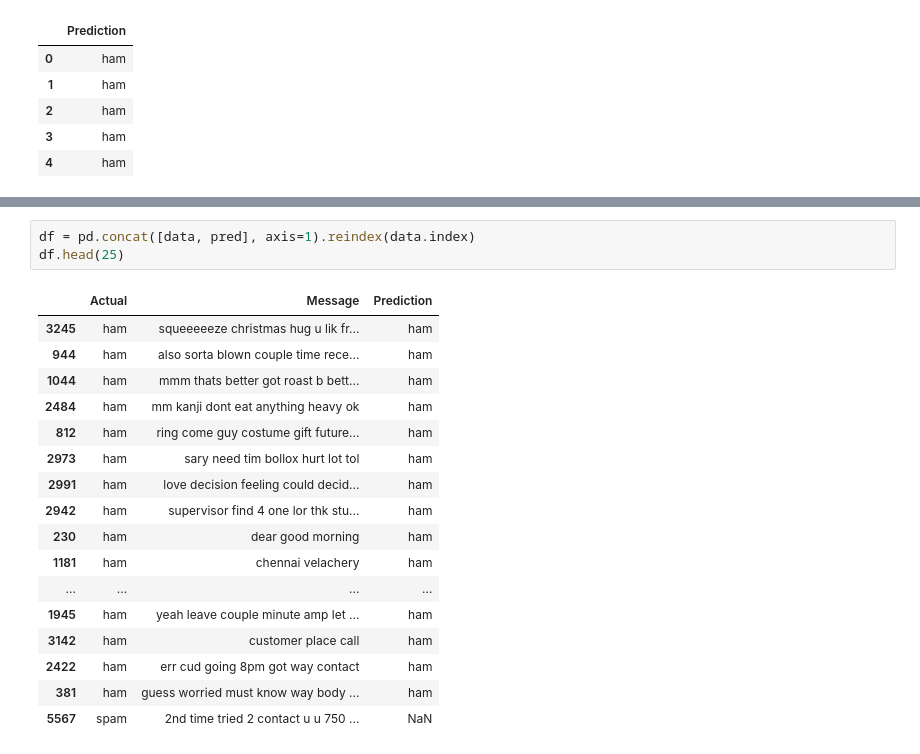
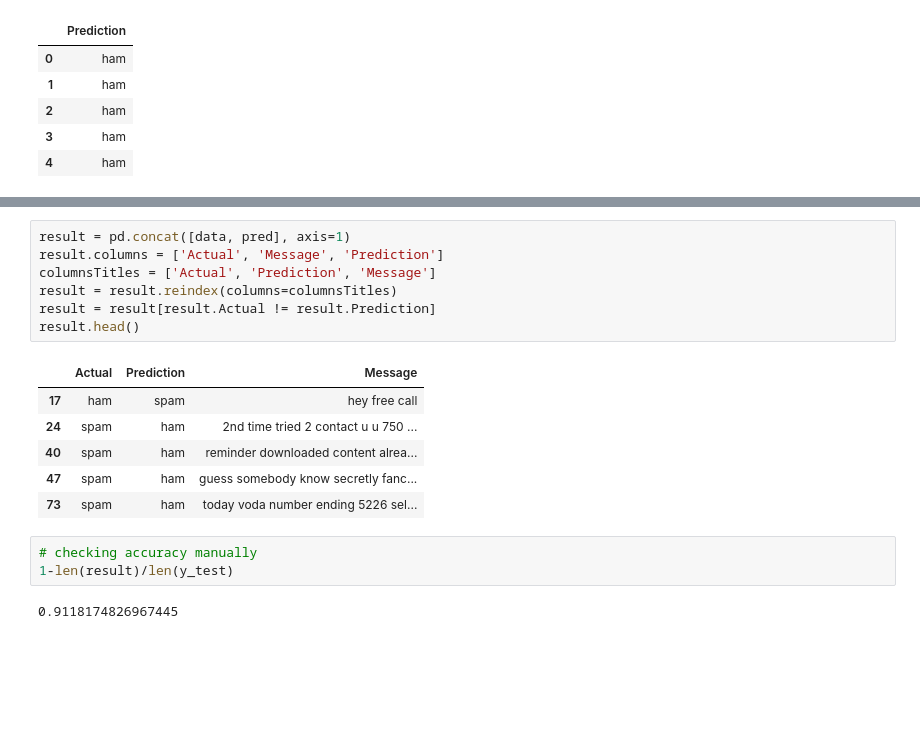
Before and after one commit to Dmitry-V-Makarov/Netology, a Jupyter notebook: pyda-13/hw/22.HW_HT_spam.ipynb, the cells around one changed output, grey strips where cells are left out. Drawn from its saved outputs; the diff is of its cells as text; blank space fills up the shorter version.

```diff
--- a/pyda-13/hw/22.HW_HT_spam.ipynb
+++ b/pyda-13/hw/22.HW_HT_spam.ipynb
@@ -266,21 +266,19 @@ data.head()
-# %%
-df = pd.concat([data, pred], axis=1).reindex(data.index)
-df.head(25)
-# %% [output]
-|  | Actual | Message | Prediction |
-| 3245 | ham | squeeeeeze christmas hug u lik fr... | ham |
-| 944 | ham | also sorta blown couple time rece... | ham |
-| 1044 | ham | mmm thats better got roast b bett... | ham |
-| 2484 | ham | mm kanji dont eat anything heavy ok | ham |
-| 812 | ham | ring come guy costume gift future... | ham |
-| 2973 | ham | sary need tim bollox hurt lot tol | ham |
-| 2991 | ham | love decision feeling could decid... | ham |
-| 2942 | ham | supervisor find 4 one lor thk stu... | ham |
-| 230 | ham | dear good morning | ham |
-| 1181 | ham | chennai velachery | ham |
-| ... | ... | ... | ... |
-| 1945 | ham | yeah leave couple minute amp let ... | ham |
-| 3142 | ham | customer place call | ham |
-| 2422 | ham | err cud going 8pm got way contact | ham |
-| 381 | ham | guess worried must know way body ... | ham |
-| 5567 | spam | 2nd time tried 2 contact u u 750 ... | NaN |
+# %%
+result = pd.concat([data, pred], axis=1)
+result.columns = ['Actual', 'Message', 'Prediction']
+columnsTitles = ['Actual', 'Prediction', 'Message']
+result = result.reindex(columns=columnsTitles)
+result = result[result.Actual != result.Prediction]
+result.head()
+# %% [output]
+|  | Actual | Prediction | Message |
+| 17 | ham | spam | hey free call |
+| 24 | spam | ham | 2nd time tried 2 contact u u 750 ... |
+| 40 | spam | ham | reminder downloaded content alrea... |
+| 47 | spam | ham | guess somebody know secretly fanc... |
+| 73 | spam | ham | today voda number ending 5226 sel... |
+# %%
+# checking accuracy manually
+1-len(result)/len(y_test)
+# %% [output]
+0.9118174826967445
```
Also changed, not shown: parts of 2 cells of this notebook.
